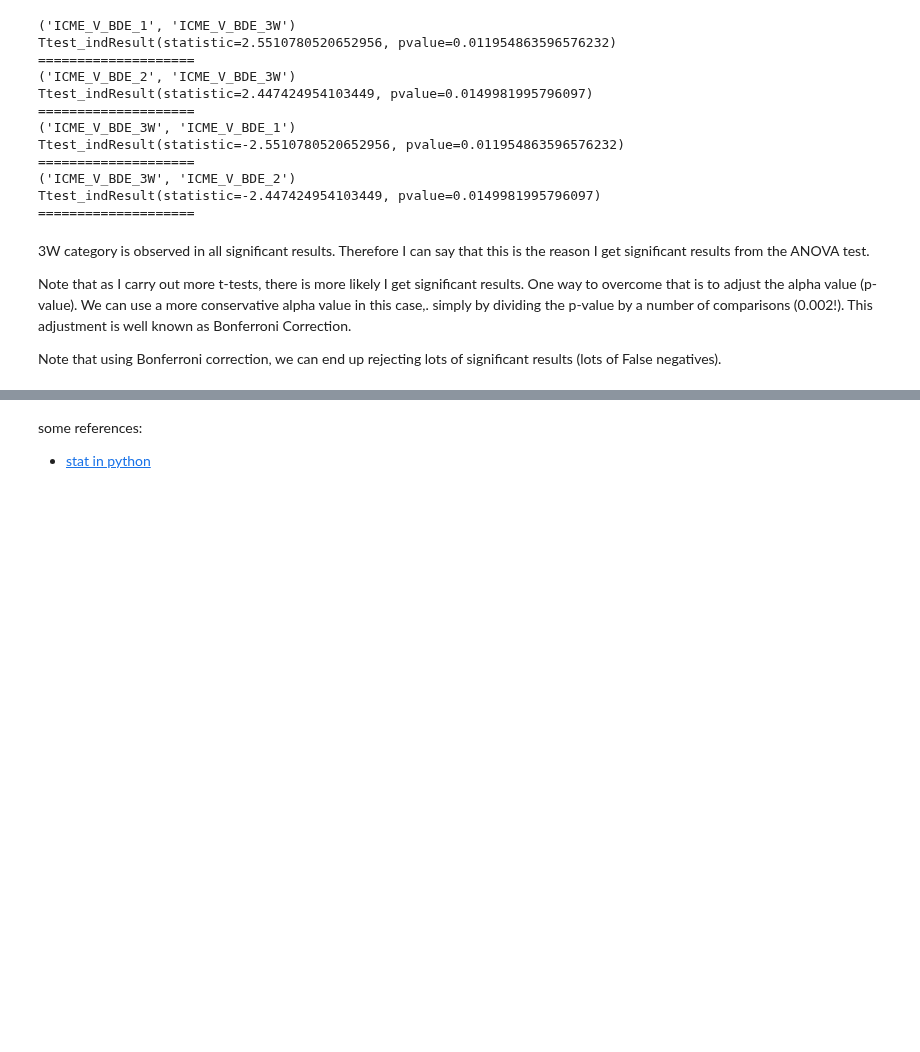
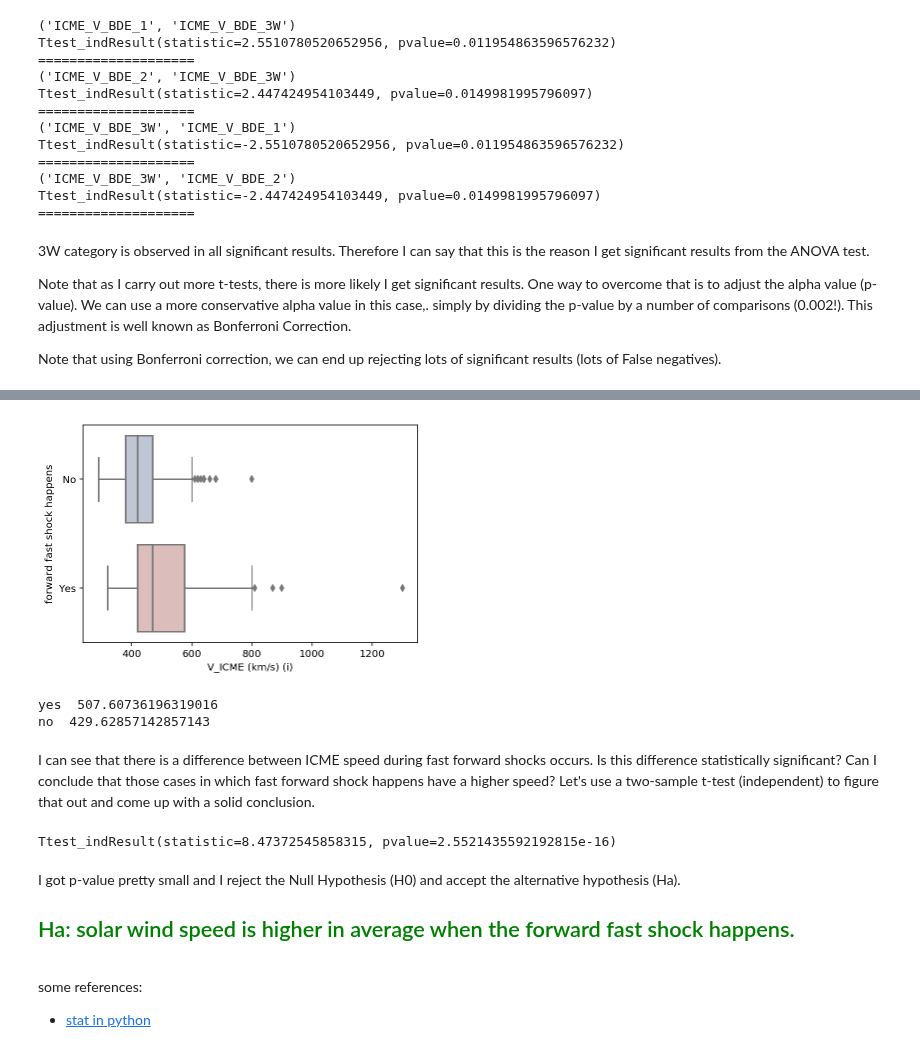
Before and after one commit to Atashnezhad/CME_forcast, a Jupyter notebook: Statistical_Analysis/Statistical_Analysis.ipynb, the cells around one changed output, grey strips where cells are left out. Cells and saved outputs as stored; diff of their text form; code cells hidden in the pictures; blank space fills up the shorter version.

Commit message:
stat2

```diff
--- a/Statistical_Analysis/Statistical_Analysis.ipynb
+++ b/Statistical_Analysis/Statistical_Analysis.ipynb
@@ -391,3 +454,36 @@ Note that using Bonferroni correction, we can end up rejecting lots of significa
+# %%
+col1 = 'forward fast shock happens'
+col2_numer = 'V_ICME (km/s) (i)'
+
+ax = sns.boxplot(y=col1, x=col2_numer, data=df, palette="vlag")
+# %% [output]
+[figure, added]
+# %%
+ICME_V_FFS_Yes = df[df['forward fast shock happens'] == 'Yes']['V_ICME (km/s) (i)']
+ICME_V_BDE_No = df[df['forward fast shock happens'] == 'No']['V_ICME (km/s) (i)']
+
+print('yes ', ICME_V_FFS_Yes.mean())
+print('no ', ICME_V_BDE_No.mean())
+# %% [output]
+yes  507.60736196319016
+no  429.62857142857143
+# %% [markdown]
+I can see that there is a difference between ICME speed during fast forward shocks occurs. Is this difference statistically significant? Can I conclude that those cases in which fast forward shock happens have a higher speed?
+Let's use a two-sample t-test (independent) to figure that out and come up with a solid conclusion.
+# %%
+stats.ttest_ind(a = ICME_V_FFS_Yes,
+                b = ICME_V_BDE_No)
+# %% [output]
+Ttest_indResult(statistic=8.47372545858315, pvalue=2.5521435592192815e-16)
+# %% [markdown]
+I got p-value pretty small and I reject the Null Hypothesis (H0) and accept the alternative hypothesis (Ha).
+
+
+<span style="color:green">
+
+## Ha: solar wind speed is higher in average when the forward fast shock happens.
+
+</span>
 # %% [markdown]
 some references:
 * [stat in python](https://www.youtube.com/watch?v=EWYzeZbchR0&t=719s)
```
Also changed, not shown: parts of 12 cells of this notebook.
